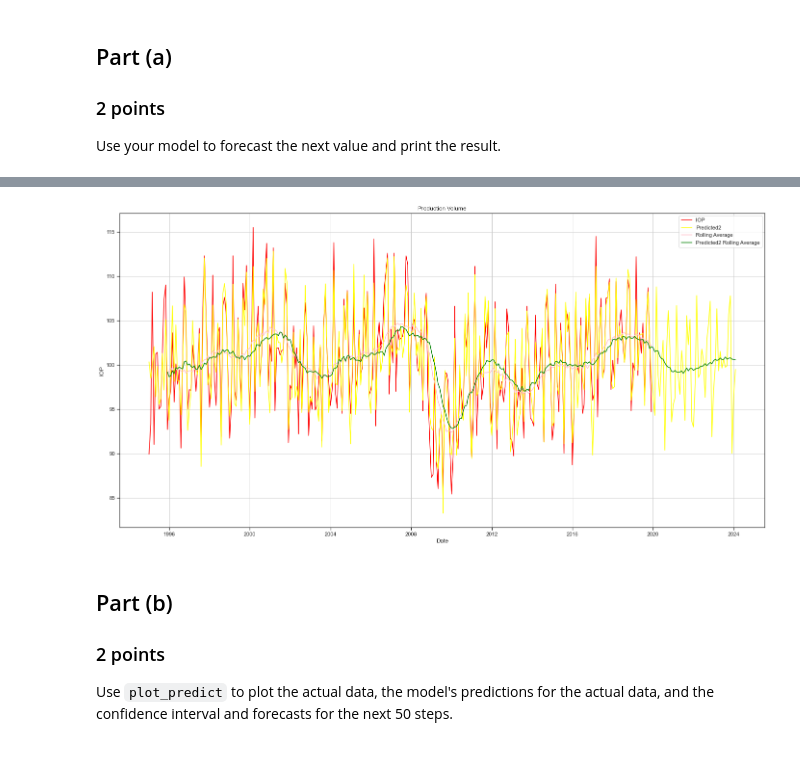
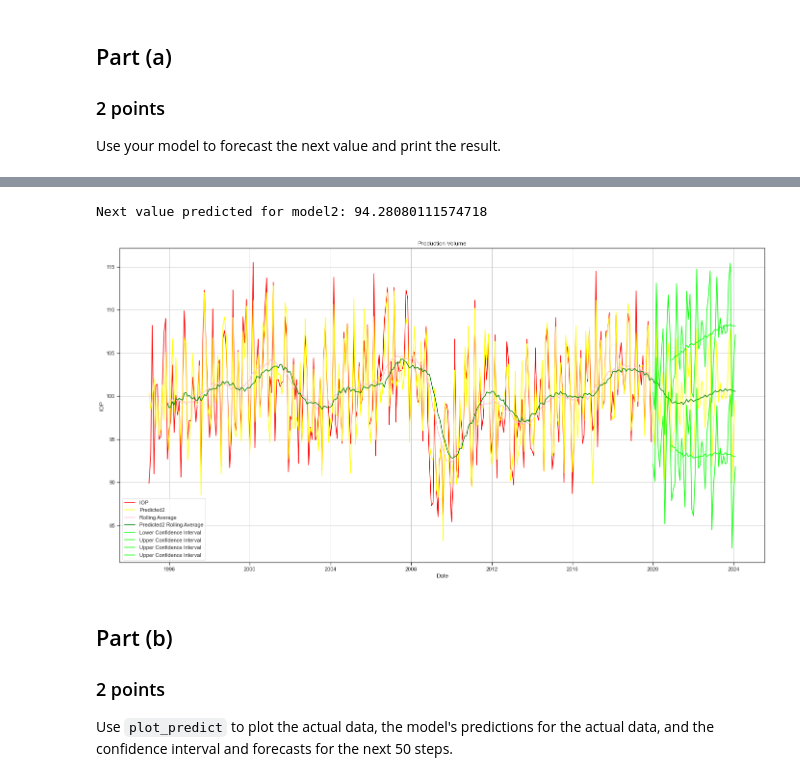
Before and after one commit to DuncanFerguson/GITHUB_REPOSITORY, a Jupyter notebook: DU_MSDS/Data Science Tools 1/Assignment_5/Duncan_Ferguson_Assignment_5.ipynb, the cells around one changed output, grey strips where cells are left out. Drawn from its saved outputs; the diff is of its cells as text; code cells hidden in the pictures.

```diff
--- a/DU_MSDS/Data Science Tools 1/Assignment_5/Duncan_Ferguson_Assignment_5.ipynb
+++ b/DU_MSDS/Data Science Tools 1/Assignment_5/Duncan_Ferguson_Assignment_5.ipynb
@@ -489,11 +490,20 @@ Use your model to forecast the next value and print the result.
 # %%
 md1 =pd.DataFrame(model.forecast(steps=50))
 md2 =pd.DataFrame(model2.forecast(steps=50))
+forecast = model2.get_forecast(50)
 md2.index.names= ['Date']
 md1.index.names= ['Date']
 md3 = md1.merge(md2, on='Date', how='left').copy()
 md3.rename(columns={'predicted_mean_x':'Predicted', 'predicted_mean_y':'Predicted2'}, inplace=True)
 predict_it = pd.concat([ProductionVolume, md3]).copy()
 predict_it['Predicted2 Rolling Average'] = predict_it['Predicted2'].rolling(window=12).mean()
-print("Next value predicted for model2:", predict_it.iloc[len(ProductionVolume['IOP'])+1]['Predicted2'])
+
+forecast = model2.get_forecast(50)
+conf_int = forecast.conf_int(alpha=0.05)
+conf_int.index.names = ['Date']
+predict_it = predict_it.merge(conf_int, on='Date', how='left').copy()
+predict_it['lower_conf'] = predict_it['lower IOP'].rolling(window=12).mean()
+predict_it['upper_conf'] = predict_it['upper IOP'].rolling(window=12).mean()
+
+predict_it
 # %% [output]
@@ -501,16 +524,24 @@ Next value predicted for model2: 94.28080111574718
+# %%
+print("Next value predicted for model2:", predict_it.iloc[len(ProductionVolume['IOP'])+1]['Predicted2'])
+# %% [output]
+Next value predicted for model2: 94.28080111574718
 # %%
 plt.figure(figsize=(24,12))
 sns.set(style='ticks')
 sns.lineplot(x='Date', y='IOP', data=predict_it, label='IOP', color='red')
 #sns.lineplot(x='Date', y='Predicted', data=predict_it, label='Predicted')
 sns.lineplot(x='Date', y='Predicted2', data=predict_it, label='Predicted2', color='yellow')
 sns.lineplot(x='Date', y='Rolling Average', data=predict_it, label='Rolling Average', color='pink')
 sns.lineplot(x='Date', y='Predicted2 Rolling Average', data=predict_it, label='Predicted2 Rolling Average', color='green')
+sns.lineplot(x='Date', y='lower IOP', data=predict_it, label='Lower Confidence Interval', color='lime')
+sns.lineplot(x='Date', y='upper IOP', data=predict_it, label='Upper Confidence Interval', color='lime')
+sns.lineplot(x='Date', y='upper_conf', data=predict_it, label='Upper Confidence Interval', color='lime')
+sns.lineplot(x='Date', y='lower_conf', data=predict_it, label='Upper Confidence Interval', color='lime')
 plt.title("Production Volume")
 plt.grid()
 plt.show()
 # %% [output]
-[figure, old version]
+[figure, new version]
 # %% [markdown]
 ## Part (b)
 ### 2 points
```
Also changed, not shown: parts of 5 cells of this notebook.
